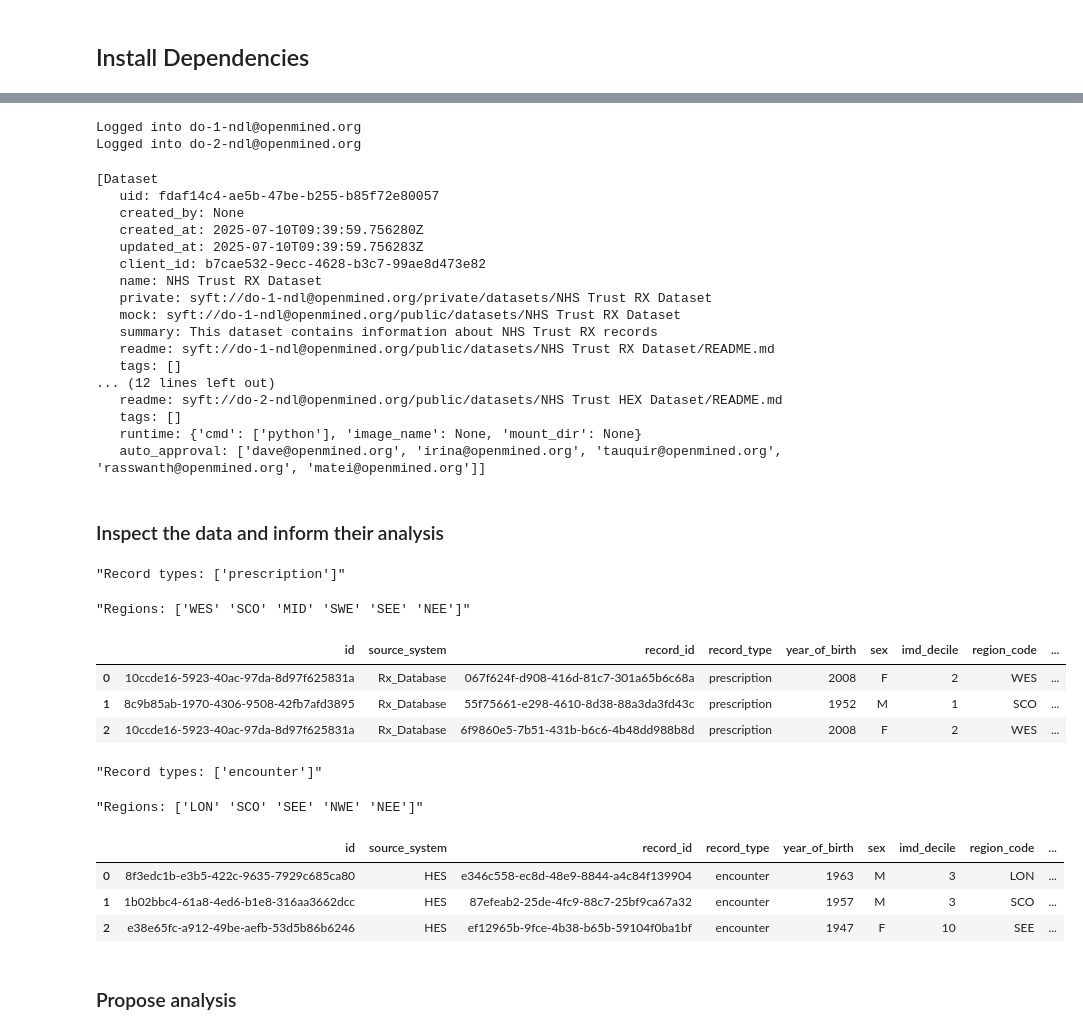
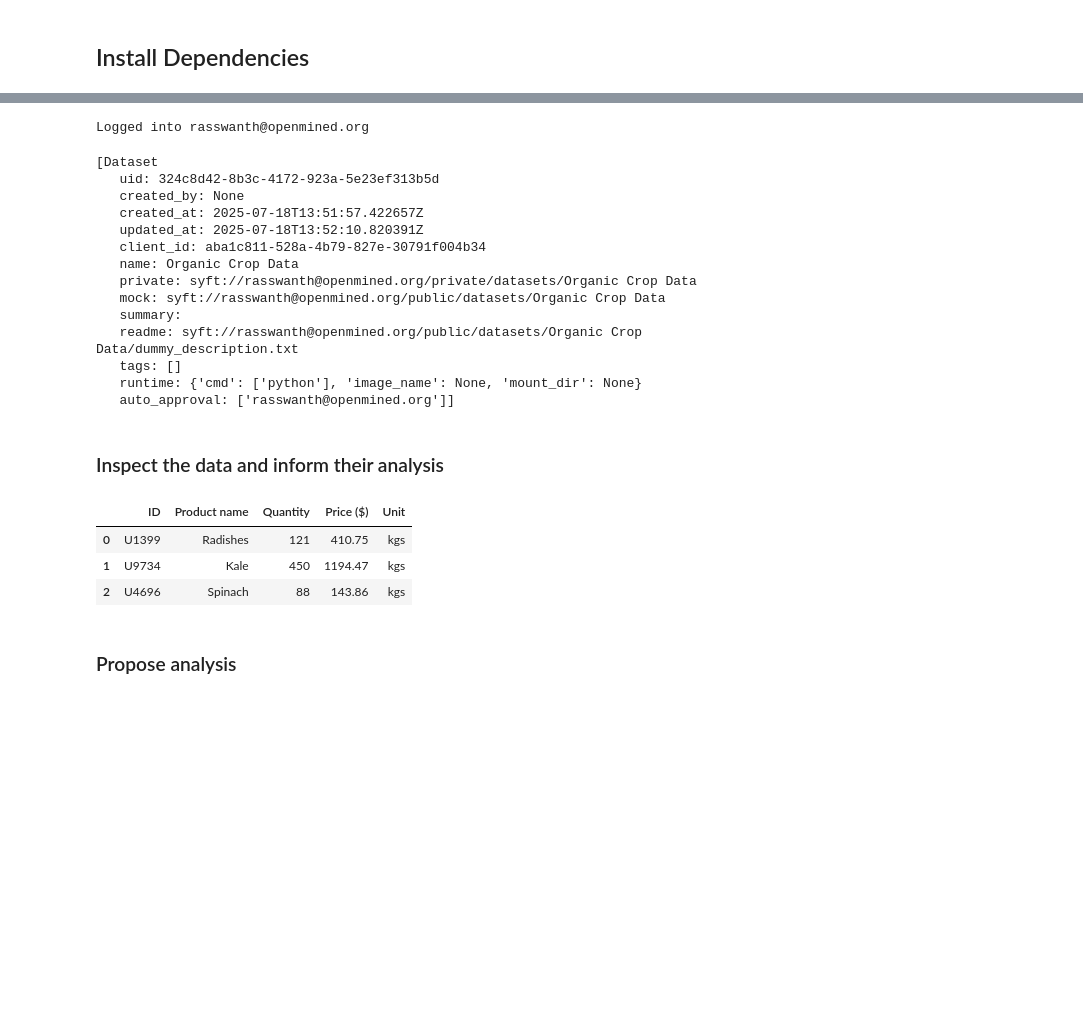
Before and after one commit to OpenMined/datasets, a Jupyter notebook: enclave/organic-coop/DS-NDL-E2E.ipynb, the cells around one changed output, grey strips where cells are left out. Drawn from its saved outputs; the diff is of its cells as text; code cells hidden in the pictures; blank space fills up the shorter version.

Commit message:
update DS notebook in organic coop

```diff
--- a/enclave/organic-coop/DS-NDL-E2E.ipynb
+++ b/enclave/organic-coop/DS-NDL-E2E.ipynb
@@ -42,8 +25,9 @@ from syft_rds import init_session
 from syft_core import Client
 # %%
 DATA_OWNERS = [
-            "do-1-ndl@openmined.org",
-            "do-2-ndl@openmined.org",
+            # "do-1-ndl@openmined.org",
+            # "do-2-ndl@openmined.org",
+            # "<DO-1-EMAIL>"
               ]
 DATA_SCIENTIST = [ Client.load().email ]
 # %%
@@ -54,8 +38,7 @@ for do in DATA_OWNERS:
     ds_clients.append(ds_client)
     print(f"Logged into {ds_client.host}")
 # %% [output]
-Logged into do-1-ndl@openmined.org
-Logged into do-2-ndl@openmined.org
+Logged into rasswanth@openmined.org
 # %%
 datasets = []
 
@@ -66,54 +49,40 @@ for ds_client in ds_clients:
 datasets
 # %% [output]
 [Dataset
-   uid: fdaf14c4-ae5b-47be-b255-b85f72e80057
+   uid: 324c8d42-8b3c-4172-923a-5e23ef313b5d
    created_by: None
-   created_at: 2025-07-10T09:39:59.756280Z
-   updated_at: 2025-07-10T09:39:59.756283Z
-   client_id: b7cae532-9ecc-4628-b3c7-99ae8d473e82
-   name: NHS Trust RX Dataset
-   private: syft://do-1-ndl@openmined.org/private/datasets/NHS Trust RX Dataset
-   mock: syft://do-1-ndl@openmined.org/public/datasets/NHS Trust RX Dataset
-   summary: This dataset contains information about NHS Trust RX records
-   readme: syft://do-1-ndl@openmined.org/public/datasets/NHS Trust RX Dataset/README.md
-   tags: []
-... (12 lines left out)
-   readme: syft://do-2-ndl@openmined.org/public/datasets/NHS Trust HEX Dataset/README.md
+   created_at: 2025-07-18T13:51:57.422657Z
+   updated_at: 2025-07-18T13:52:10.820391Z
+   client_id: aba1c811-528a-4b79-827e-30791f004b34
+   name: Organic Crop Data
+   private: syft://rasswanth@openmined.org/private/datasets/Organic Crop Data
+   mock: syft://rasswanth@openmined.org/public/datasets/Organic Crop Data
+   summary:
+   readme: syft://rasswanth@openmined.org/public/datasets/Organic Crop Data/dummy_description.txt
    tags: []
    runtime: {'cmd': ['python'], 'image_name': None, 'mount_dir': None}
-   auto_approval: ['dave@openmined.org', 'irina@openmined.org', 'tauquir@openmined.org', 'rasswanth@openmined.org', 'matei@openmined.org']]
+   auto_approval: ['rasswanth@openmined.org']]
 # %% [markdown]
 ### Inspect the data and inform their analysis
 # %%
 # Inspect the mock data of all datasets
 
 import pandas as pd
 from pathlib import Path
 from IPython.display import display
 
 for dataset in datasets:
     mock_path = dataset.get_mock_path()
     mock_csv_path = list(Path(mock_path).glob("*.csv"))[0]
-    df_mock = pd.read_csv(mock_csv_path, parse_dates=['event_date'])
-
-    display(f"Record types: {df_mock['record_type'].unique()}")
-    display(f"Regions: {df_mock['region_code'].unique()}")
+    df_mock = pd.read_csv(mock_csv_path)
 
     display(df_mock.head(3))
     print("\n\n\n")
 # %% [output]
-"Record types: ['prescription']"
-"Regions: ['WES' 'SCO' 'MID' 'SWE' 'SEE' 'NEE']"
-|  | id | source_system | record_id | record_type | year_of_birth | sex | imd_decile | region_code | ... |
-| 0 | 10ccde16-5923-40ac-97da-8d97f625831a | Rx_Database | 067f624f-d908-416d-81c7-301a65b6c68a | prescription | 2008 | F | 2 | WES | ... |
-| 1 | 8c9b85ab-1970-4306-9508-42fb7afd3895 | Rx_Database | 55f75661-e298-4610-8d38-88a3da3fd43c | prescription | 1952 | M | 1 | SCO | ... |
-| 2 | 10ccde16-5923-40ac-97da-8d97f625831a | Rx_Database | 6f9860e5-7b51-431b-b6c6-4b48dd988b8d | prescription | 2008 | F | 2 | WES | ... |
+|  | ID | Product name | Quantity | Price ($) | Unit |
+| 0 | U1399 | Radishes | 121 | 410.75 | kgs |
+| 1 | U9734 | Kale | 450 | 1194.47 | kgs |
+| 2 | U4696 | Spinach | 88 | 143.86 | kgs |
-"Record types: ['encounter']"
-"Regions: ['LON' 'SCO' 'SEE' 'NWE' 'NEE']"
-|  | id | source_system | record_id | record_type | year_of_birth | sex | imd_decile | region_code | ... |
-| 0 | 8f3edc1b-e3b5-422c-9635-7929c685ca80 | HES | e346c558-ec8d-48e9-8844-a4c84f139904 | encounter | 1963 | M | 3 | LON | ... |
-| 1 | 1b02bbc4-61a8-4ed6-b1e8-316aa3662dcc | HES | 87efeab2-25de-4fc9-88c7-25bf9ca67a32 | encounter | 1957 | M | 3 | SCO | ... |
-| 2 | e38e65fc-a912-49be-aefb-53d5b86b6246 | HES | ef12965b-9fce-4b38-b65b-59104f0ba1bf | encounter | 1947 | F | 10 | SEE | ... |
 # %% [markdown]
 ### Propose analysis
 # %%
```
Also changed, not shown: parts of 22 cells of this notebook.
